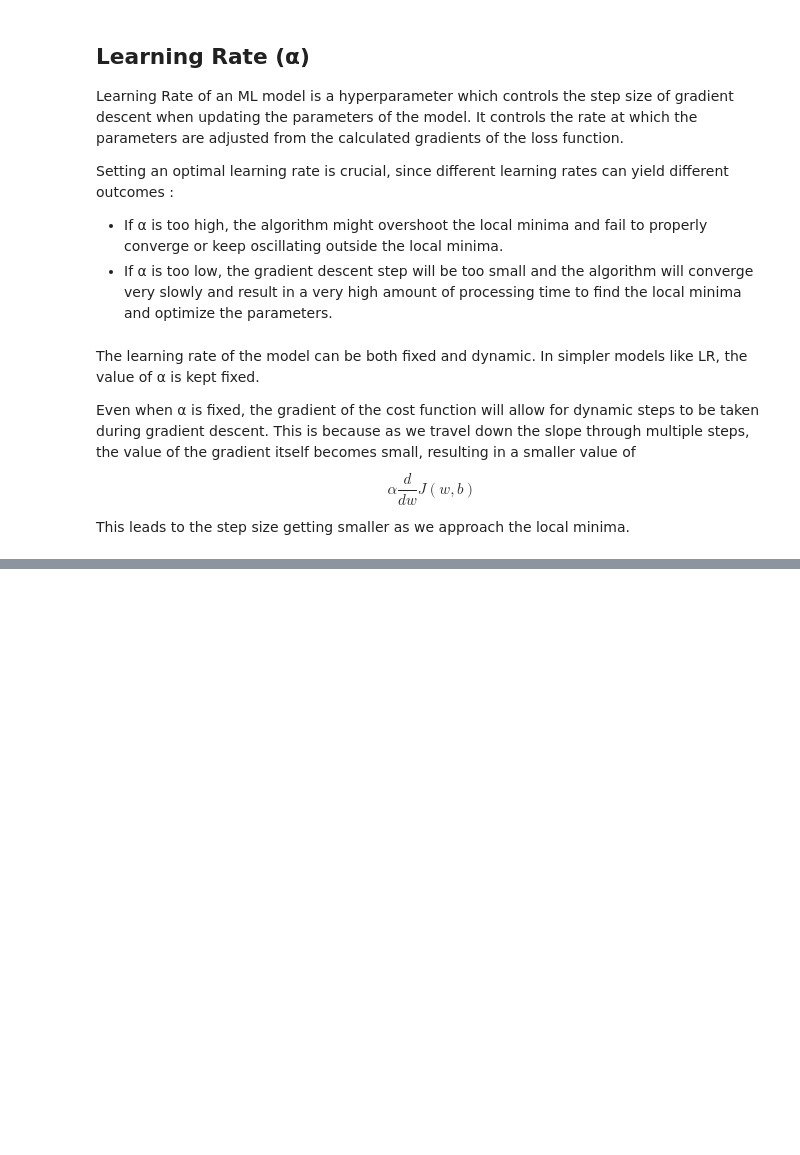
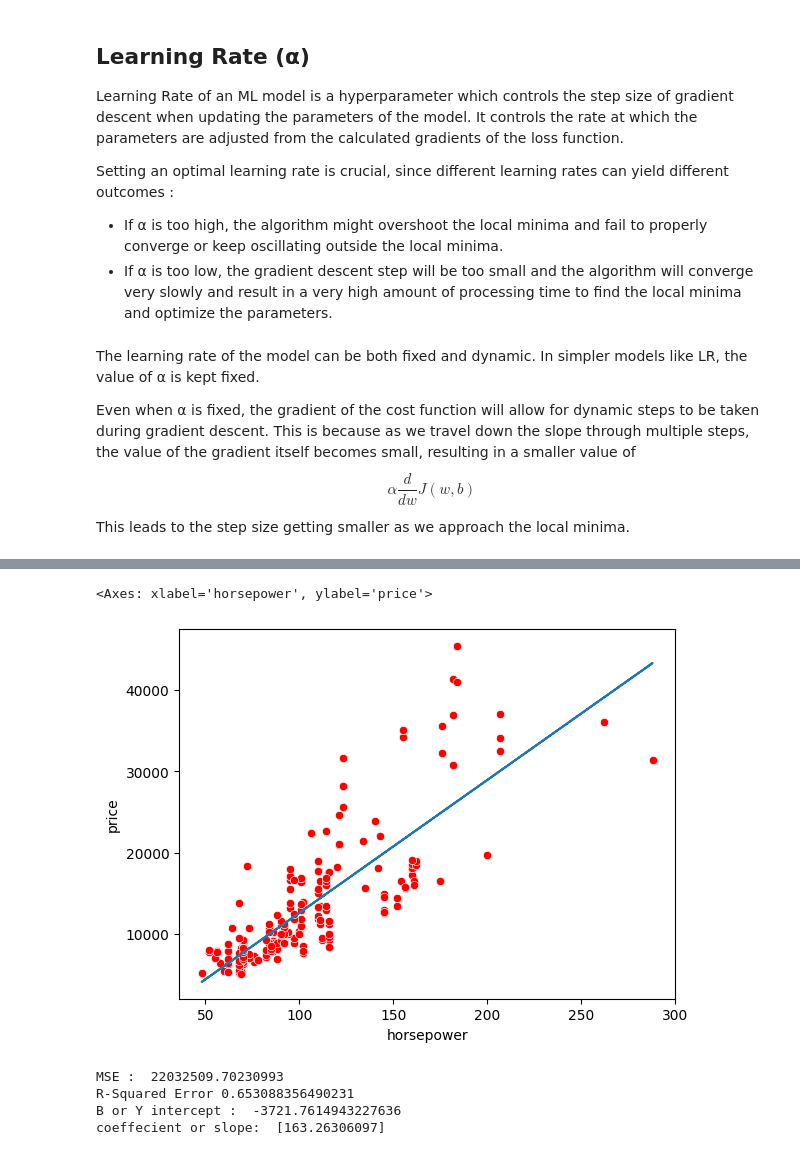
Before and after one commit to snowclipsed/100daysofml, a Jupyter notebook: Day 4/Day 4.ipynb, the cells around one changed output, grey strips where cells are left out. Drawn from its saved outputs; the diff is of its cells as text; code cells hidden in the pictures; blank space fills up the shorter version.

```diff
--- a/Day 4/Day 4.ipynb
+++ b/Day 4/Day 4.ipynb
@@ -52,0 +112,7 @@ This leads to the step size getting smaller as we approach the local minima.
+# %%
+regress1 = LinearRegression()
+regress2 = LinearRegression()
+# %%
+horsepower = np.array(data.horsepower).reshape(-1,1)
+price = np.array(data.price)
+curbweight = np.array(data.curbweight).reshape(-1,1)
@@ -52,0 +124,20 @@ This leads to the step size getting smaller as we approach the local minima.
+# %%
+from sklearn.metrics import r2_score, mean_squared_error
+pred1 = regress1.predict(horsepower)
+mse1 = mean_squared_error(price, pred1)
+r2_1 = r2_score(price, pred1)
+plt.plot(horsepower, pred1)
+sns.scatterplot(data = data, x = "horsepower", y = "price", color = "red")
+# %% [output]
+<Axes: xlabel='horsepower', ylabel='price'>
+[figure, added]
+# %%
+print("MSE : ", mse1)
+print("R-Squared Error", r2_1)
+print("B or Y intercept : ", regress1.intercept_)
+print("coeffecient or slope: ", regress1.coef_)
+# %% [output]
+MSE :  22032509.70230993
+R-Squared Error 0.653088356490231
+B or Y intercept :  -3721.7614943227636
+coeffecient or slope:  [163.26306097]
```
Also changed, not shown: parts of 16 cells of this notebook, 2 other files.
